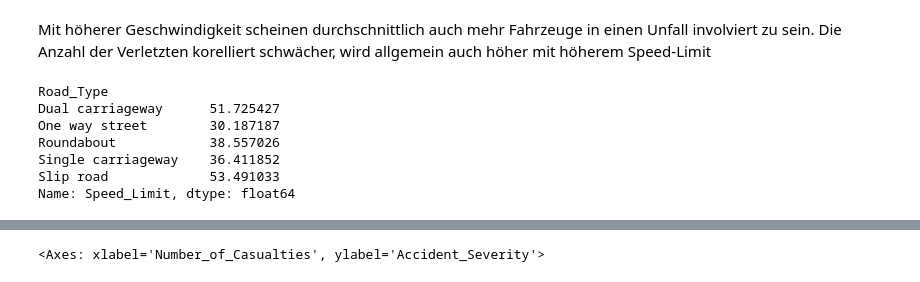
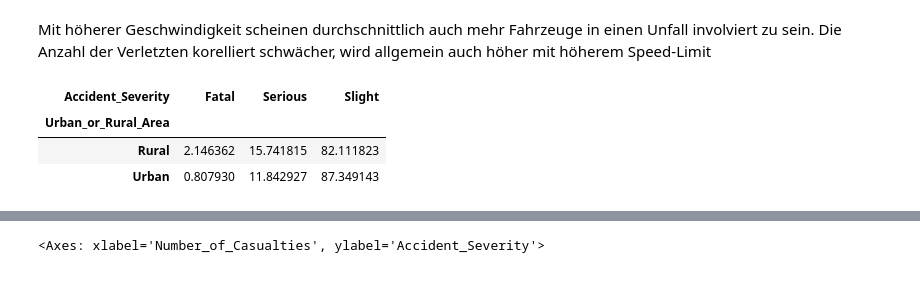
Before and after one commit to bentleman-byte/Credit-Card-Fraud-DSKI, a Jupyter notebook: Road_Accident.ipynb, the cells around one changed output, grey strips where cells are left out. Drawn from its saved outputs; the diff is of its cells as text; code cells hidden in the pictures.

```diff
--- a/Road_Accident.ipynb
+++ b/Road_Accident.ipynb
@@ -195,9 +195,7 @@ Um ein besseres Verständnis und ein erstes Bild der Werteverteilung im Datensat
 
 <br>
 # %%
-#Auswertung der Werteverteilung der kardinal skalierten Attribute
-pd.set_option("display.max_columns", None)
-
+#Auswertung der Werteverteilung der Variablen im Datensatz
 df.describe(include="all")
 # %% [output]
 |  | Accident_Index | Accident_Date | Month | Day_of_Week | Year | Junction_Control | Junction_Detail | ... |
@@ -297,14 +295,11 @@ Speed_Limit
 Name: Number_of_Casualties, dtype: float64
 # %% [markdown]
 Mit höherer Geschwindigkeit scheinen durchschnittlich auch mehr Fahrzeuge in einen Unfall involviert zu sein. Die Anzahl der Verletzten korelliert schwächer, wird allgemein auch höher mit höherem Speed-Limit
-# %%
-df.groupby("Road_Type")["Speed_Limit"].mean()
-# %% [output]
-Road_Type
-Dual carriageway      51.725427
-One way street        30.187187
-Roundabout            38.557026
-Single carriageway    36.411852
-Slip road             53.491033
-Name: Speed_Limit, dtype: float64
+# %%
+pd.crosstab(df["Urban_or_Rural_Area"], df["Accident_Severity"], normalize="index") * 100
+# %% [output]
+| Accident_Severity | Fatal | Serious | Slight |
+| Urban_or_Rural_Area |  |  |  |
+| Rural | 2.146362 | 15.741815 | 82.111823 |
+| Urban | 0.807930 | 11.842927 | 87.349143 |
 # %%
```
Also changed, not shown: parts of 17 cells of this notebook, 2 other files.
